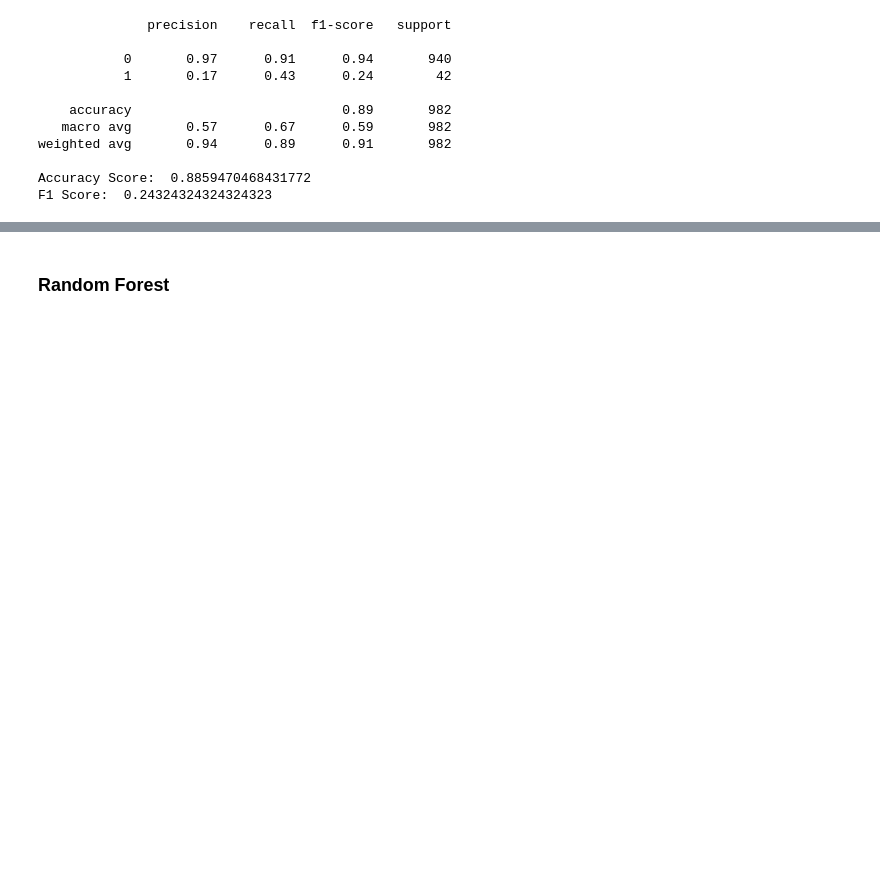
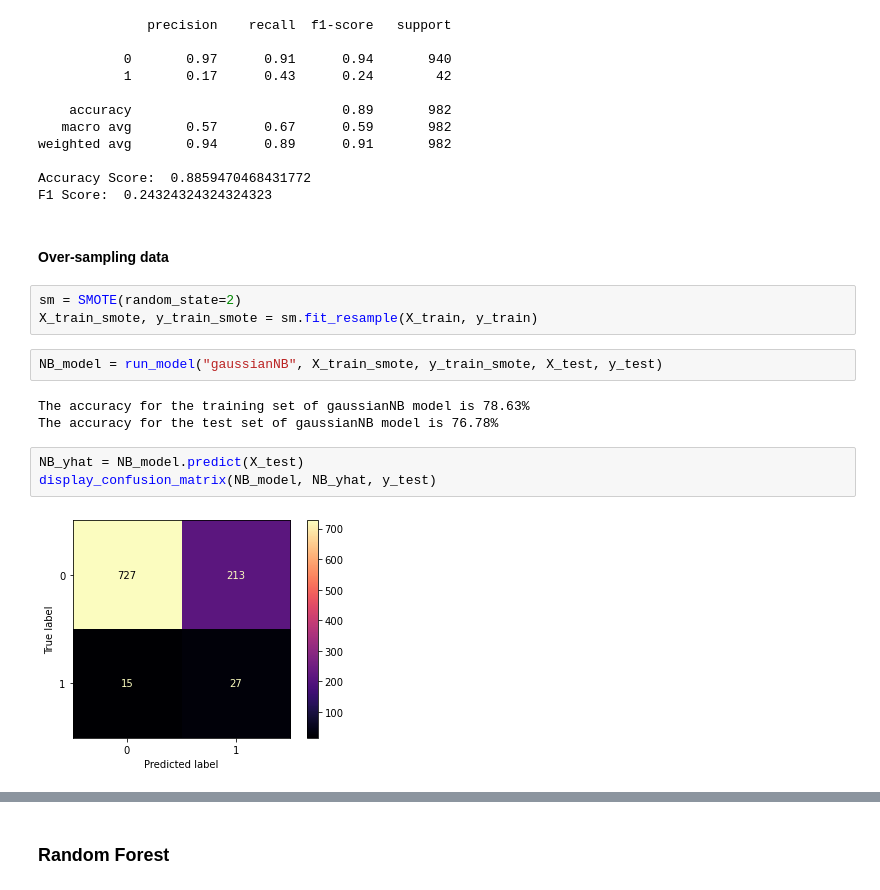
Before and after one commit to Nishatou/cs4650_capstone_bigdata, a Jupyter notebook: CS4650_Project.ipynb, the cells around one changed output, grey strips where cells are left out. Drawn from its saved outputs; the diff is of its cells as text; blank space fills up the shorter version.

```diff
--- a/CS4650_Project.ipynb
+++ b/CS4650_Project.ipynb
@@ -200,3 +212,18 @@ weighted avg       0.94      0.89      0.91       982
 
 Accuracy Score:  0.8859470468431772
 F1 Score:  0.24324324324324323
+# %% [markdown]
+#### Over-sampling data
+# %%
+sm = SMOTE(random_state=2)
+X_train_smote, y_train_smote = sm.fit_resample(X_train, y_train)
+# %%
+NB_model = run_model("gaussianNB", X_train_smote, y_train_smote, X_test, y_test)
+# %% [output]
+The accuracy for the training set of gaussianNB model is 78.63%
+The accuracy for the test set of gaussianNB model is 76.78%
+# %%
+NB_yhat = NB_model.predict(X_test)
+display_confusion_matrix(NB_model, NB_yhat, y_test)
+# %% [output]
+[figure, added]
```
Also changed, not shown: parts of 10 cells of this notebook.
